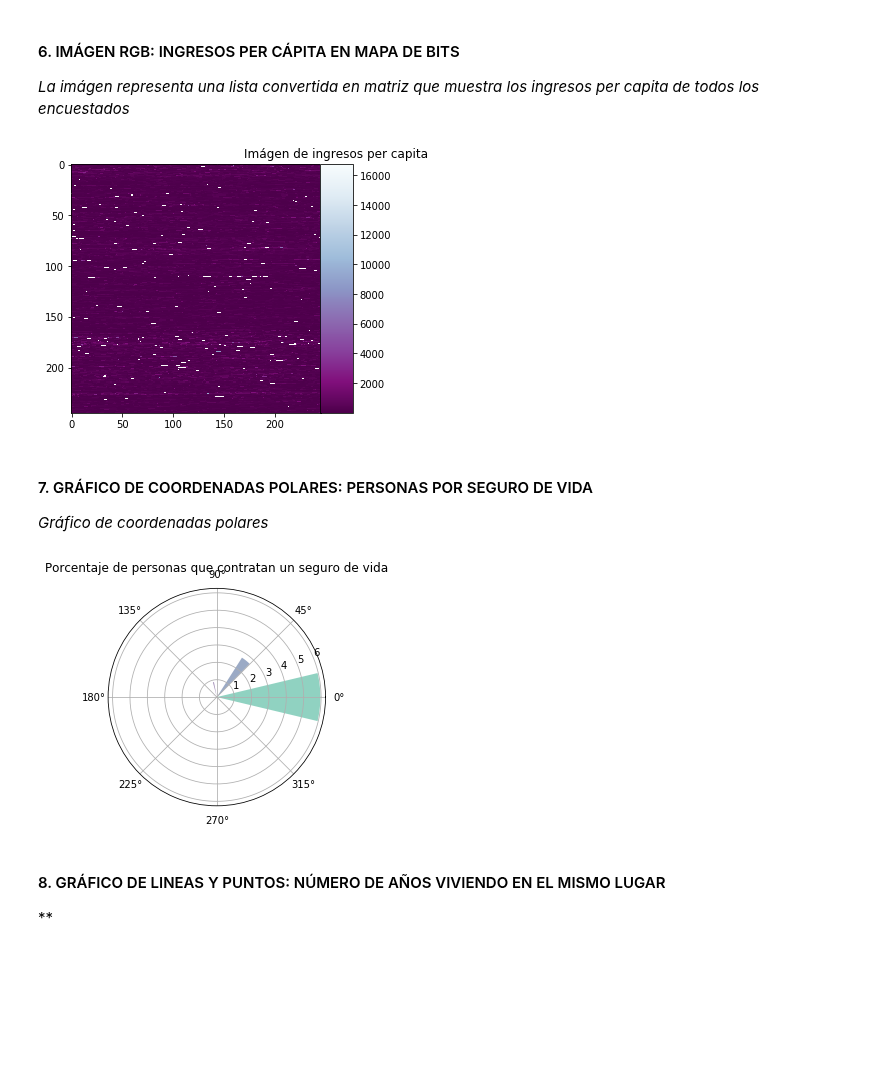
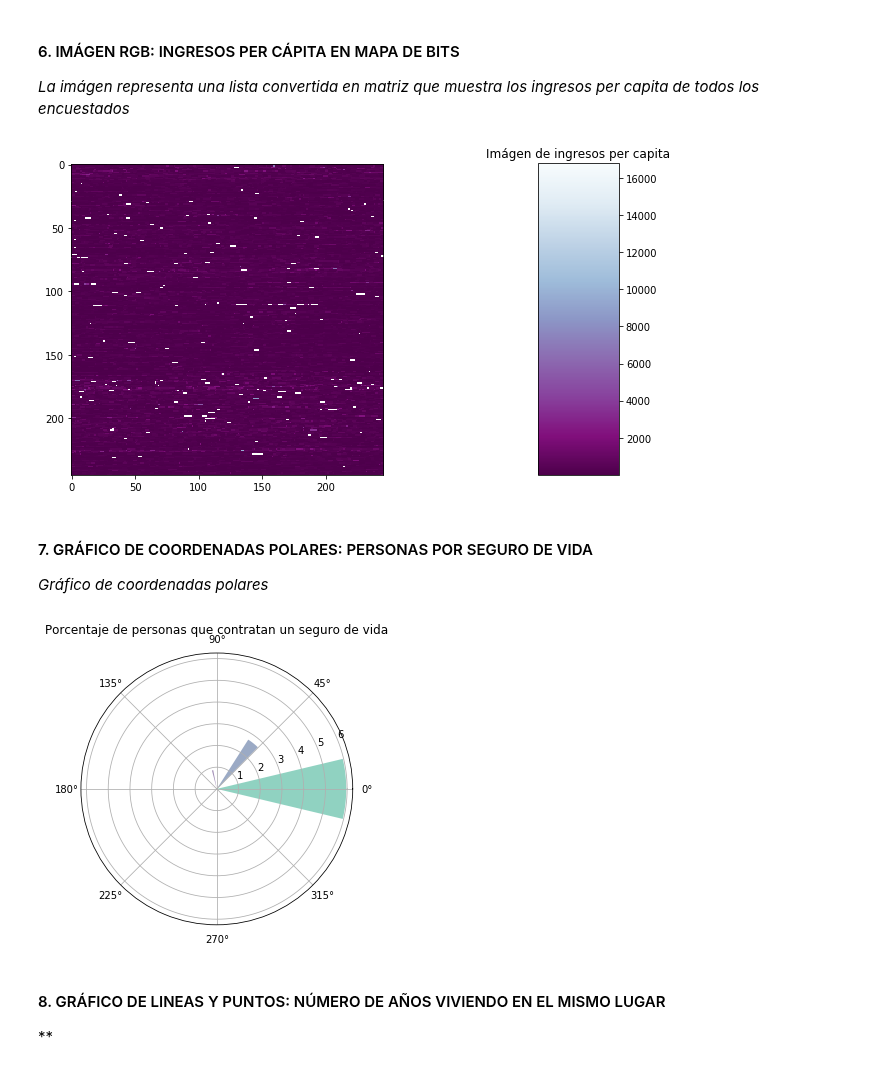
Before and after one commit to 2019-B-GR1-Python/py-cuasqui-pupiales-pedro-javier, a Jupyter notebook: Informe1b/Informe INEC.ipynb, the cells around one changed output. Cells and saved outputs as stored; diff of their text form; code cells hidden in the pictures; blank space fills up the shorter version.

```diff
--- a/Informe1b/Informe INEC.ipynb
+++ b/Informe1b/Informe INEC.ipynb
@@ -307,18 +313,19 @@ plt.show()
 # %%
 #6 IMÁGEN DE INGRESOS PER CAPITA
 #Fuente: https://matplotlib.org/3.1.1/gallery/subplots_axes_and_figures/subplots_adjust.html#sphx-glr-gallery-subplots-axes-and-figures-subplots-adjust-py
 np.sqrt(np.size(df_3["ingpc"]))
 ingpc_matrix = np.array(df_3["ingpc"])[0:60270].reshape(245,246)
+plt.figure(figsize=(15,5))
 plt.subplot(212)
 plt.imshow(ingpc_matrix, cmap=plt.cm.BuPu_r)
 
 plt.subplots_adjust(bottom=0.1, right=1, top=2)
 cax = plt.axes([0.85, 0.1, 0.075, 0.865])
 plt.colorbar(cax=cax)
 plt.title("Imágen de ingresos per capita")
 plt.show()
 # %% [output]
-[figure, old version]
+[figure, new version]
 # %% [markdown]
 #### 7. GRÁFICO DE COORDENADAS POLARES: PERSONAS POR SEGURO DE VIDA
 *Gráfico de coordenadas polares*
@@ -335,13 +342,15 @@ theta = np.linspace(0.0, 2 * np.pi, numero_personas_seguro, endpoint=False)
 radii = 10 * personas_seguro
 width = np.pi / 4 * personas_seguro
 colors = plt.cm.viridis(radii / 10.)
+plt.figure(figsize=(15,5))
+ax = plt.subplot(111, projection='polar')
 
-ax = plt.subplot(111, projection='polar')
 ax.bar(theta, radii, width=width, bottom=0.0, color=colors, alpha=0.5)
+
 plt.title("Porcentaje de personas que contratan un seguro de vida")
 plt.show()
 # %% [output]
-[figure, old version]
+[figure, new version]
 # %% [markdown]
 #### 8. GRÁFICO DE LINEAS Y PUNTOS: NÚMERO DE AÑOS VIVIENDO EN EL MISMO LUGAR
 **
```
Also changed, not shown: parts of 8 cells of this notebook, 1 other file.
